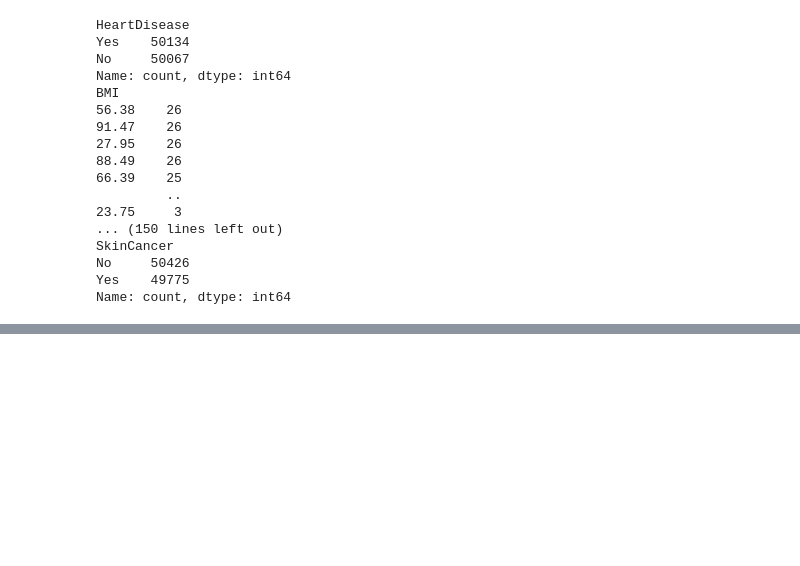
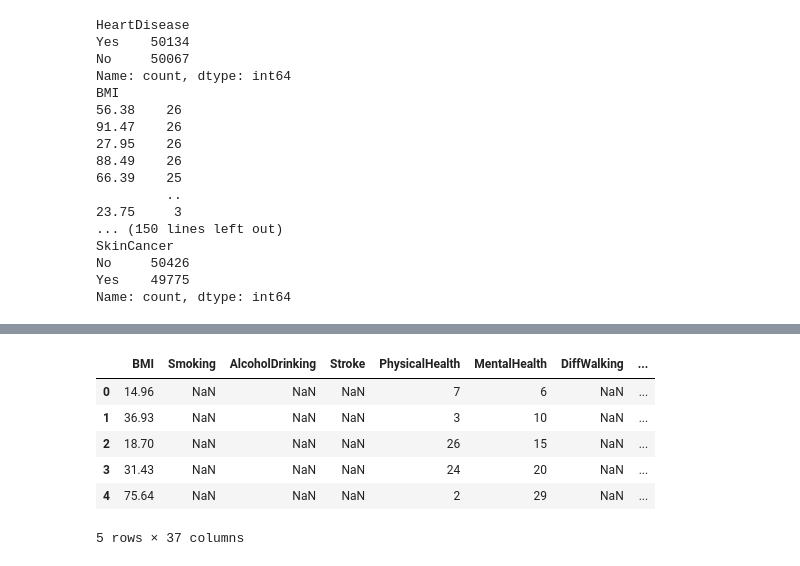
Before and after one commit to abhishikth06/app-dev, a Jupyter notebook: decision tree streamlit.ipynb, the cells around one changed output, grey strips where cells are left out. Drawn from its saved outputs; the diff is of its cells as text; code cells hidden in the pictures; blank space fills up the shorter version.

```diff
--- a/decision tree streamlit.ipynb
+++ b/decision tree streamlit.ipynb
@@ -157,0 +194,7 @@ Name: count, dtype: int64
+# %%
+binary_columns=['Smoking','AlcoholDrinking','Stroke','DiffWalking','PhysicalActivity','Asthma','KidneyDisease','SkinCancer']
+for col in binary_columns:
+    df[col]=df[col].map({'Yes':1,'No':0})
+# %%
+df=pd.get_dummies(df,columns=['Sex','AgeCategory','Race','GenHealth'],drop_first=True)
+print(df.head())
@@ -157,0 +219,13 @@ Name: count, dtype: int64
+# %%
+X=df.drop(columns=["HeartDisease"])
+Y=df['HeartDisease'].map({"Yes":1,"No":0})
+# %%
+X.head()
+# %% [output]
+|  | BMI | Smoking | AlcoholDrinking | Stroke | PhysicalHealth | MentalHealth | DiffWalking | ... |
+| 0 | 14.96 | NaN | NaN | NaN | 7 | 6 | NaN | ... |
+| 1 | 36.93 | NaN | NaN | NaN | 3 | 10 | NaN | ... |
+| 2 | 18.70 | NaN | NaN | NaN | 26 | 15 | NaN | ... |
+| 3 | 31.43 | NaN | NaN | NaN | 24 | 20 | NaN | ... |
+| 4 | 75.64 | NaN | NaN | NaN | 2 | 29 | NaN | ... |
+5 rows × 37 columns
```
Also changed, not shown: parts of 11 cells of this notebook.
